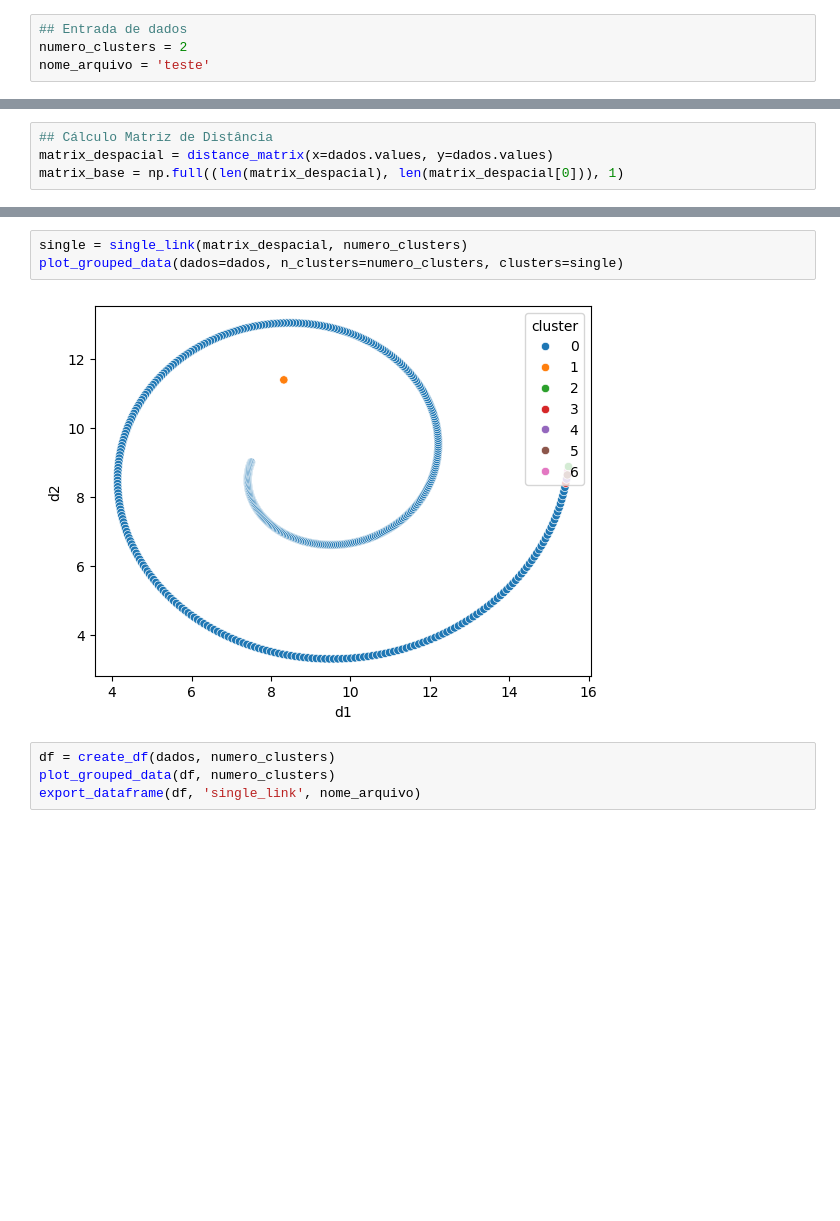
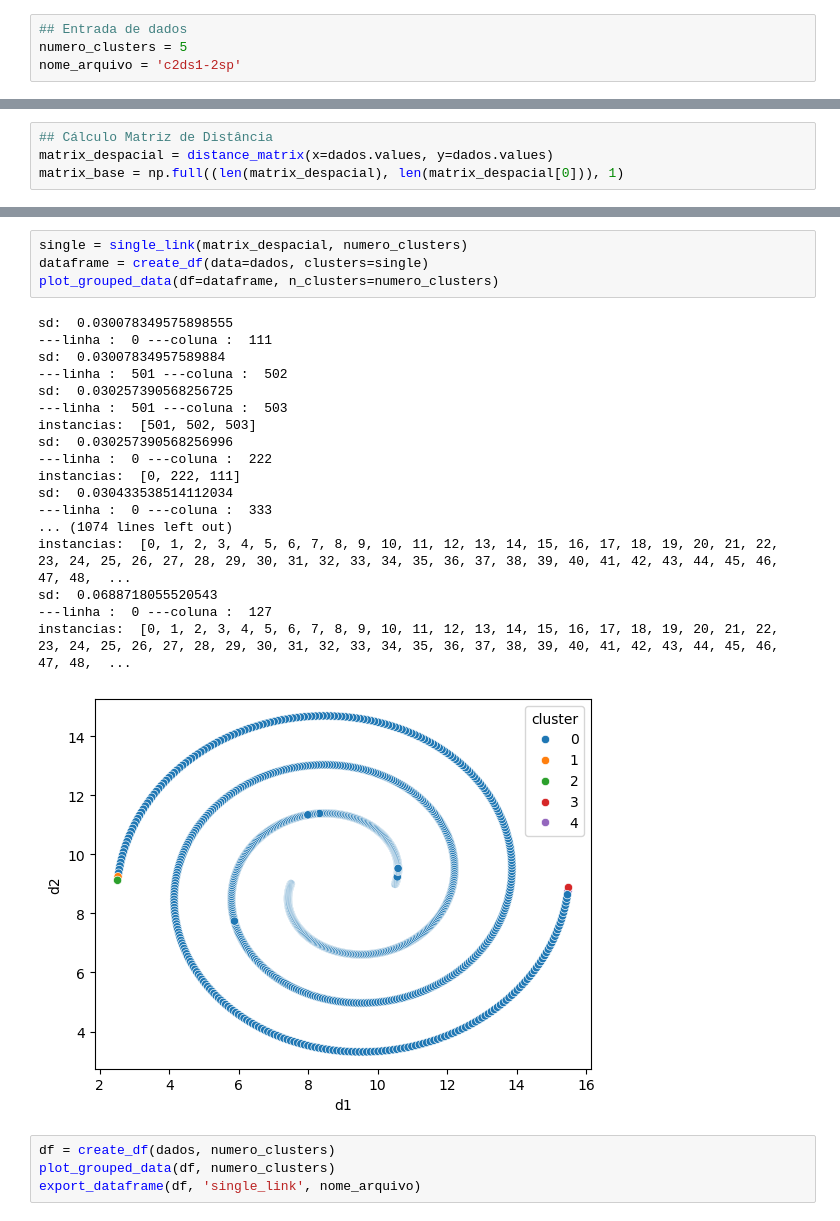
Before and after one commit to biarog/Trabalho-de-IA, a Jupyter notebook: AlgoritmosAgrupamento.ipynb, the cells around one changed output, grey strips where cells are left out. Drawn from its saved outputs; the diff is of its cells as text; blank space fills up the shorter version.

Commit message:
Edicao dos codigos de complete e single link

```diff
--- a/AlgoritmosAgrupamento.ipynb
+++ b/AlgoritmosAgrupamento.ipynb
@@ -158,8 +158,8 @@ export.to_csv(nome_arquivo + '.csv')
 ## Single-Link
 # %%
 ## Entrada de dados
-numero_clusters = 2
-nome_arquivo = 'teste'
+numero_clusters = 5
+nome_arquivo = 'c2ds1-2sp'
 # %%
 ## Carregando dados e plottando grafico inicial
 dados = load_dataset(nome_arquivo)
@@ -237,9 +257,27 @@ def single_link(m_distancias:np, n_clusters:int):
     return single
 # %%
 single = single_link(matrix_despacial, numero_clusters)
-plot_grouped_data(dados=dados, n_clusters=numero_clusters, clusters=single)
+dataframe = create_df(data=dados, clusters=single)
+plot_grouped_data(df=dataframe, n_clusters=numero_clusters)
 # %% [output]
+sd:  0.030078349575898555
+---linha :  0 ---coluna :  111
+sd:  0.03007834957589884
+---linha :  501 ---coluna :  502
+sd:  0.030257390568256725
+---linha :  501 ---coluna :  503
+instancias:  [501, 502, 503]
+sd:  0.030257390568256996
+---linha :  0 ---coluna :  222
+instancias:  [0, 222, 111]
+sd:  0.030433538514112034
+---linha :  0 ---coluna :  333
+... (1074 lines left out)
+instancias:  [0, 1, 2, 3, 4, 5, 6, 7, 8, 9, 10, 11, 12, 13, 14, 15, 16, 17, 18, 19, 20, 21, 22, 23, 24, 25, 26, 27, 28, 29, 30, 31, 32, 33, 34, 35, 36, 37, 38, 39, 40, 41, 42, 43, 44, 45, 46, 47, 48,  ...
+sd:  0.0688718055520543
+---linha :  0 ---coluna :  127
+instancias:  [0, 1, 2, 3, 4, 5, 6, 7, 8, 9, 10, 11, 12, 13, 14, 15, 16, 17, 18, 19, 20, 21, 22, 23, 24, 25, 26, 27, 28, 29, 30, 31, 32, 33, 34, 35, 36, 37, 38, 39, 40, 41, 42, 43, 44, 45, 46, 47, 48,  ...
-[figure, old version]
+[figure, new version]
 # %%
 df = create_df(dados, numero_clusters)
 plot_grouped_data(df, numero_clusters)
```
Also changed, not shown: parts of 7 cells of this notebook, 2 other files.
